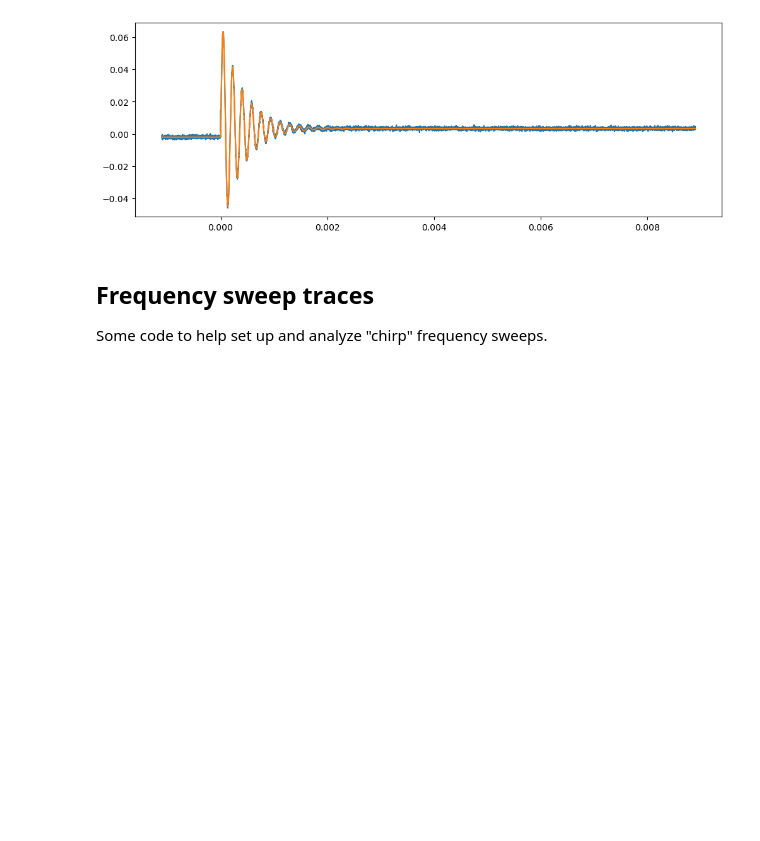
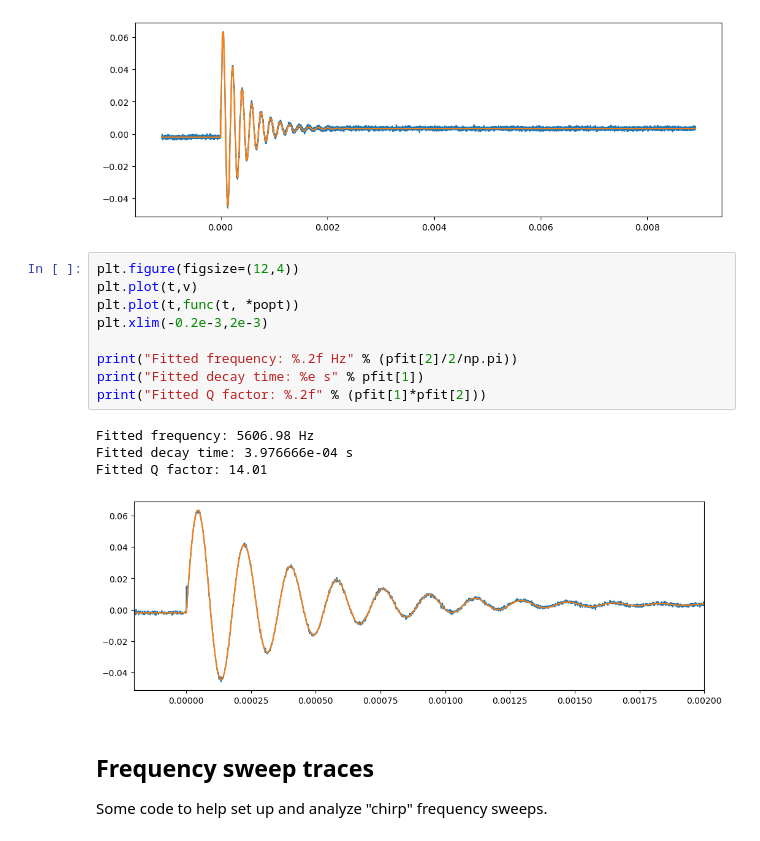
Before and after one commit to SHoogeman/Snaar-Proef, a Jupyter notebook: lab session notebooks/TN2211 Session 05.ipynb, the cells around one changed output. Drawn from its saved outputs; the diff is of its cells as text; blank space fills up the shorter version.

```diff
--- a/lab session notebooks/TN2211 Session 05.ipynb
+++ b/lab session notebooks/TN2211 Session 05.ipynb
@@ -211,6 +211,20 @@ Fitted frequency: 5606.98 Hz
 Fitted decay time: 3.976666e-04 s
 Fitted Q factor: 14.01
 [figure]
+# %%
+plt.figure(figsize=(12,4))
+plt.plot(t,v)
+plt.plot(t,func(t, *popt))
+plt.xlim(-0.2e-3,2e-3)
+
+print("Fitted frequency: %.2f Hz" % (pfit[2]/2/np.pi))
+print("Fitted decay time: %e s" % pfit[1])
+print("Fitted Q factor: %.2f" % (pfit[1]*pfit[2]))
+# %% [output]
+Fitted frequency: 5606.98 Hz
+Fitted decay time: 3.976666e-04 s
+Fitted Q factor: 14.01
+[figure, added]
 # %% [markdown]
 ## Frequency sweep traces
 
```
Also changed, not shown: parts of 1 cell of this notebook.
